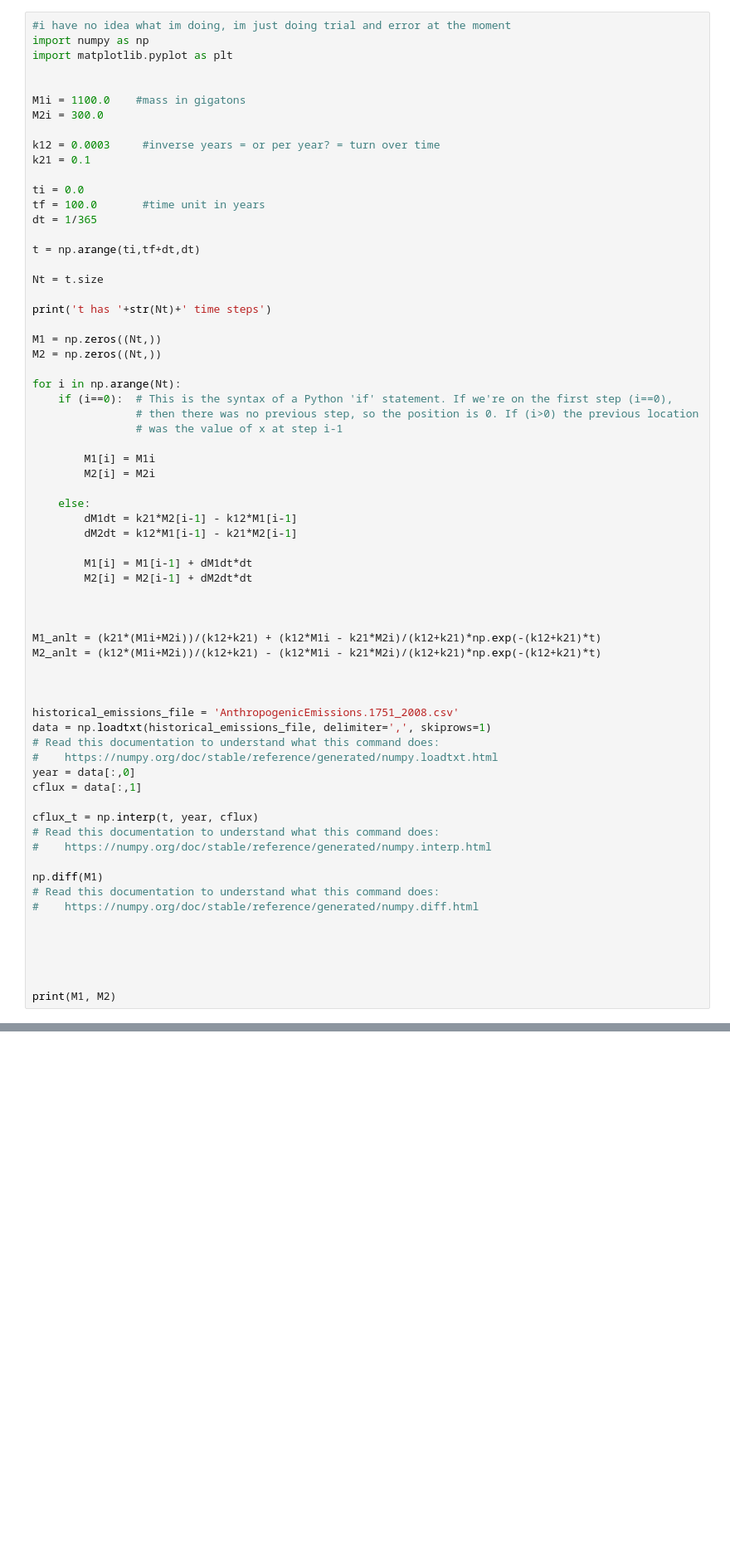
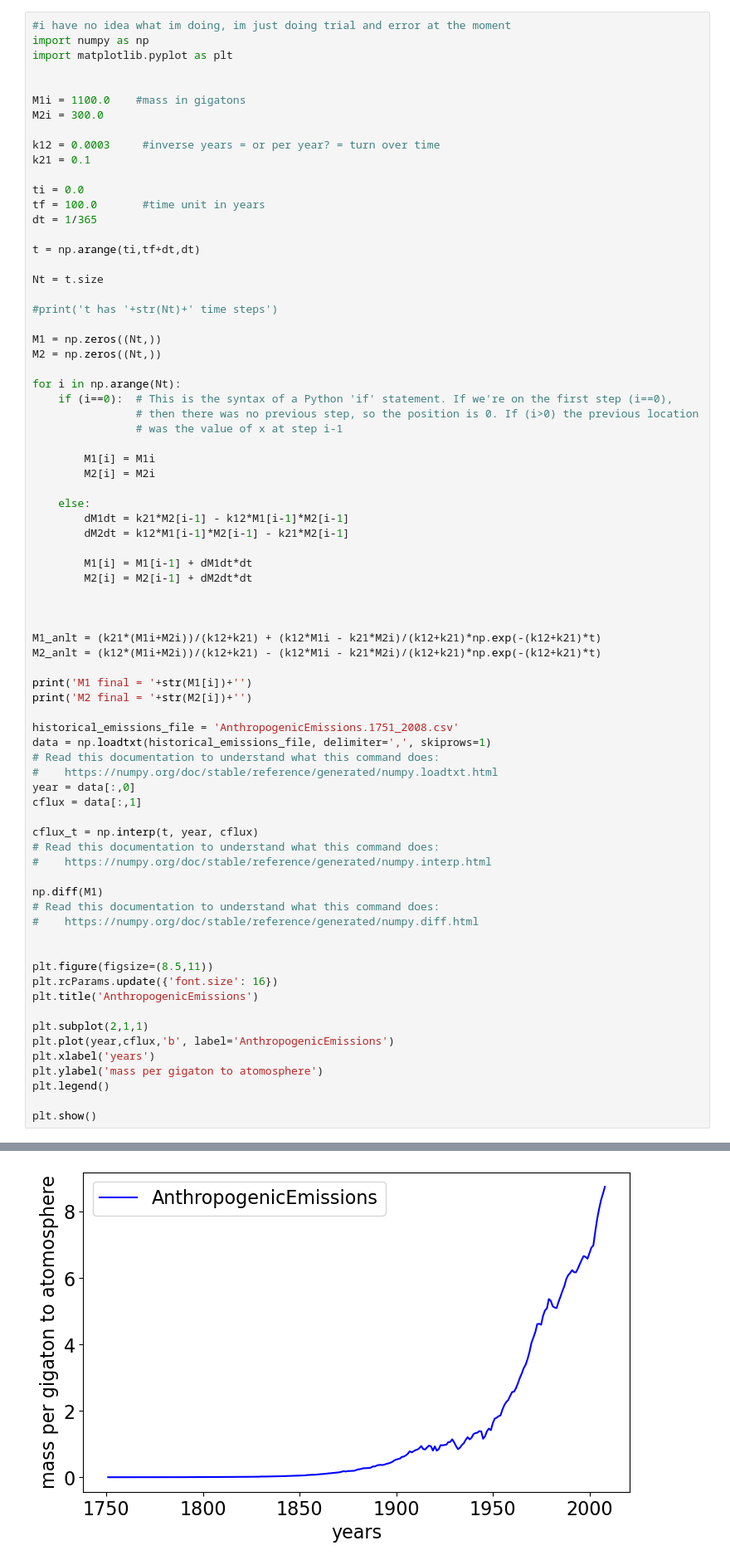
Before and after one commit to LejoFlores/Earth-and-Environmental-Systems-Modeling, a Jupyter notebook: mod02/mod02-CarbonModel-Assignment.ipynb, the cells around one changed output, grey strips where cells are left out. Shown: that part at 83% size. Saved outputs shown, nothing was run; the diff lists cells and outputs as text; blank space fills up the shorter version.

```diff
--- a/mod02/mod02-CarbonModel-Assignment.ipynb
+++ b/mod02/mod02-CarbonModel-Assignment.ipynb
@@ -48,7 +48,7 @@ t = np.arange(ti,tf+dt,dt)
 
 Nt = t.size
 
-print('t has '+str(Nt)+' time steps')
+#print('t has '+str(Nt)+' time steps')
 
 M1 = np.zeros((Nt,))
 M2 = np.zeros((Nt,))
@@ -62,8 +62,8 @@ for i in np.arange(Nt):
         M2[i] = M2i
 
     else:
-        dM1dt = k21*M2[i-1] - k12*M1[i-1]
-        dM2dt = k12*M1[i-1] - k21*M2[i-1]
+        dM1dt = k21*M2[i-1] - k12*M1[i-1]*M2[i-1]
+        dM2dt = k12*M1[i-1]*M2[i-1] - k21*M2[i-1]
 
         M1[i] = M1[i-1] + dM1dt*dt
         M2[i] = M2[i-1] + dM2dt*dt
@@ -73,7 +73,8 @@ for i in np.arange(Nt):
 M1_anlt = (k21*(M1i+M2i))/(k12+k21) + (k12*M1i - k21*M2i)/(k12+k21)*np.exp(-(k12+k21)*t)
 M2_anlt = (k12*(M1i+M2i))/(k12+k21) - (k12*M1i - k21*M2i)/(k12+k21)*np.exp(-(k12+k21)*t)
 
-
+print('M1 final = '+str(M1[i])+'')
+print('M2 final = '+str(M2[i])+'')
 
 historical_emissions_file = 'AnthropogenicEmissions.1751_2008.csv'
 data = np.loadtxt(historical_emissions_file, delimiter=',', skiprows=1)
@@ -91,8 +92,15 @@ np.diff(M1)
 #    https://numpy.org/doc/stable/reference/generated/numpy.diff.html
 
 
+plt.figure(figsize=(8.5,11))
+plt.rcParams.update({'font.size': 16})
+plt.title('AnthropogenicEmissions')
 
+plt.subplot(2,1,1)
+plt.plot(year,cflux,'b', label='AnthropogenicEmissions')
+plt.xlabel('years')
+plt.ylabel('mass per gigaton to atomosphere')
+plt.legend()
 
-
-print(M1, M2)
+plt.show()
 # %% [output]
@@ -103,3 +109,4 @@ t has 36501 time steps
+[figure, added]
 # %% [markdown]
 ## 2. Assignment Tasks
 
```
Also changed, not shown: parts of 3 cells of this notebook.
